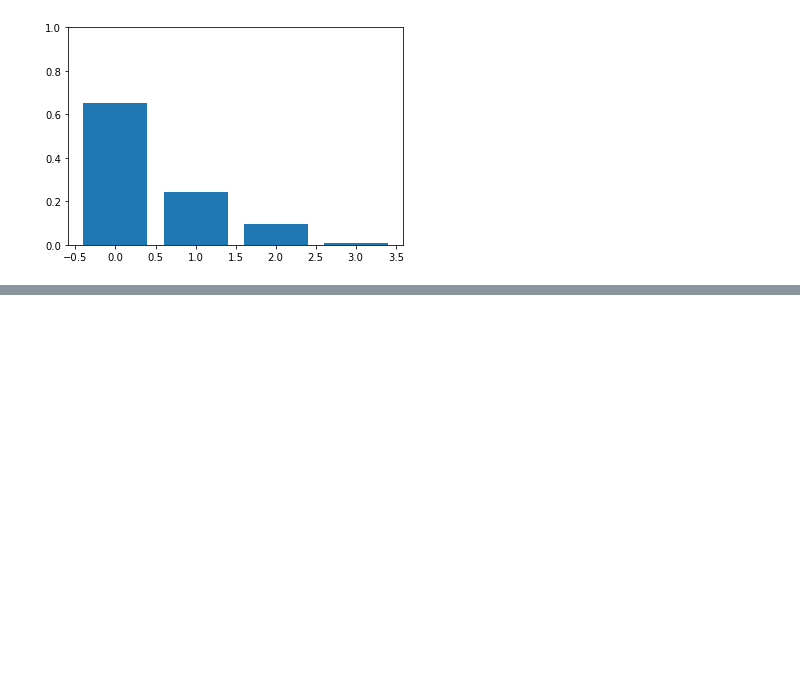
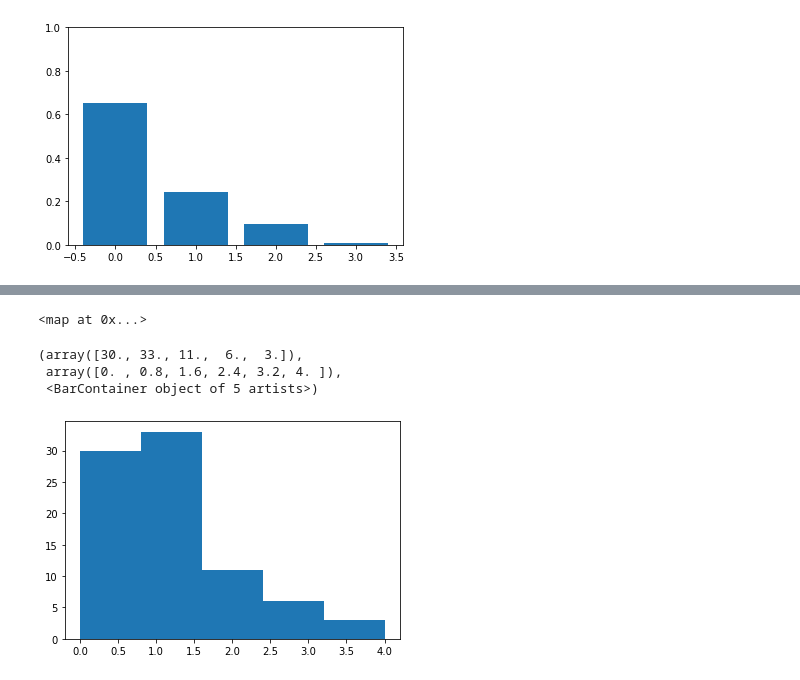
Before and after one commit to finloop/data-science-notebooks, a Jupyter notebook: user_interactions/freqency_analysis.ipynb, the cells around one changed output, grey strips where cells are left out. Drawn from its saved outputs; the diff is of its cells as text; code cells hidden in the pictures; blank space fills up the shorter version.

Commit message:
add histogram of order

```diff
--- a/user_interactions/freqency_analysis.ipynb
+++ b/user_interactions/freqency_analysis.ipynb
@@ -198,2 +180,24 @@ ts = create_time_series(full_df, frozenset({(0, 199198)}), frozenset({(1, 272143
+# %%
+article = 119592
 # %%
-ts
+df2 = full_df.loc[full_df.hour == 0]
+# %%
+list(map(lambda x: map(lambda y: y[0], x), get_article_list(df2)))[0]
+# %% [output]
+<map at 0x...>
+# %%
+d = list(filter(lambda c: len(c) > 0,
+           map(lambda x:
+               list(filter(lambda y:
+                           y[1] == article,
+                                     x)),
+                 get_article_list(df2))))
+
+data = list(map(lambda x: x[0][0], d))
+# %%
+plt.hist(data, bins=max(data)+1)
+# %% [output]
+(array([30., 33., 11.,  6.,  3.]),
+ array([0. , 0.8, 1.6, 2.4, 3.2, 4. ]),
+ <BarContainer object of 5 artists>)
+[figure, added]
```
Also changed, not shown: parts of 9 cells of this notebook, 1 other file.
